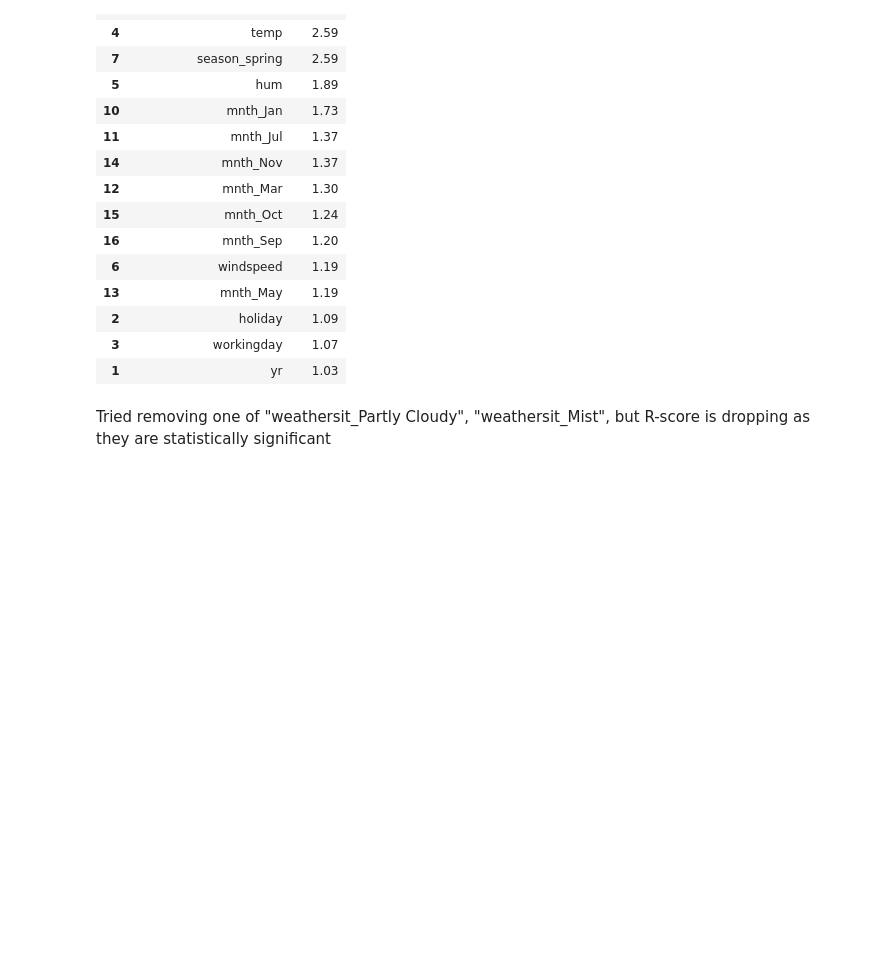
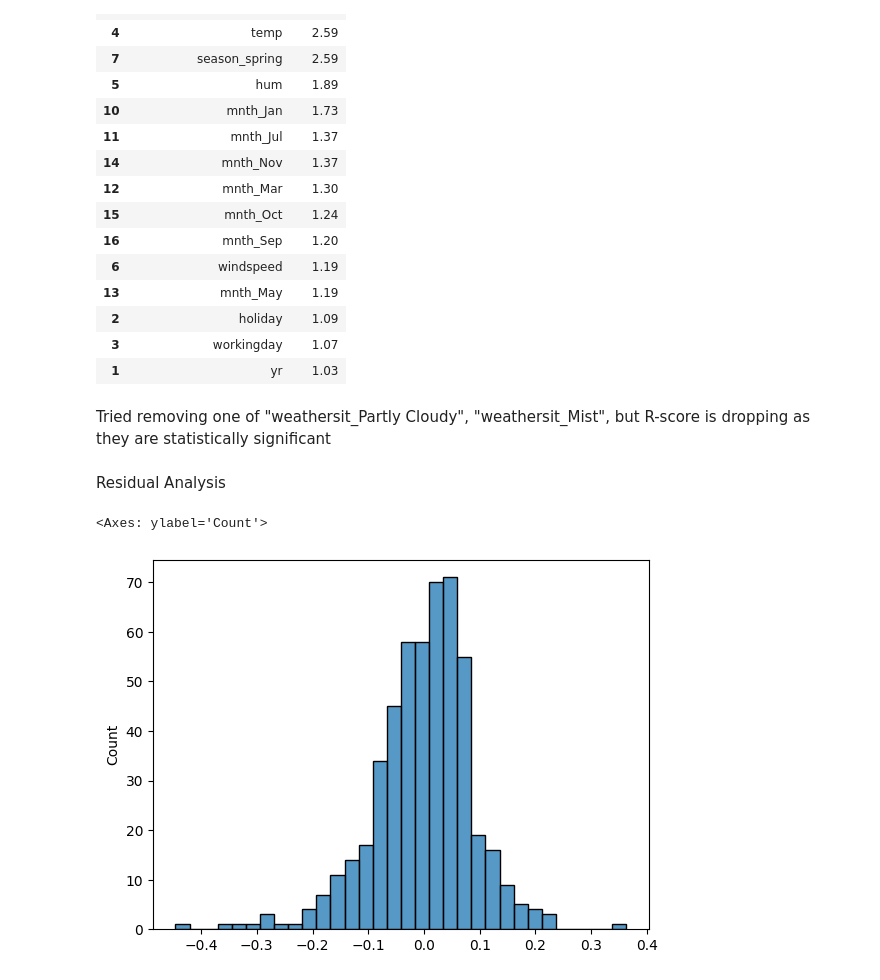
Before and after one commit to somanadhrentala/prediction-of-demand-for-shared-bikes, a Jupyter notebook: linear_regression_case_study.ipynb, the cells around one changed output. Drawn from its saved outputs; the diff is of its cells as text; code cells hidden in the pictures; blank space fills up the shorter version.

Commit message:
Submitting prediction changes

```diff
--- a/linear_regression_case_study.ipynb
+++ b/linear_regression_case_study.ipynb
@@ -476,3 +477,13 @@ vif
 | 1 | yr | 1.03 |
 # %% [markdown]
 Tried removing one of "weathersit_Partly Cloudy", "weathersit_Mist", but R-score is dropping as they are statistically significant
+# %% [markdown]
+Residual Analysis
+# %%
+y_train_pred = lr_model.predict(x_train_sm)
+# %%
+res = y_train - y_train_pred
+sns.histplot(res)
+# %% [output]
+<Axes: ylabel='Count'>
+[figure, added]
```
Also changed, not shown: parts of 14 cells of this notebook.
